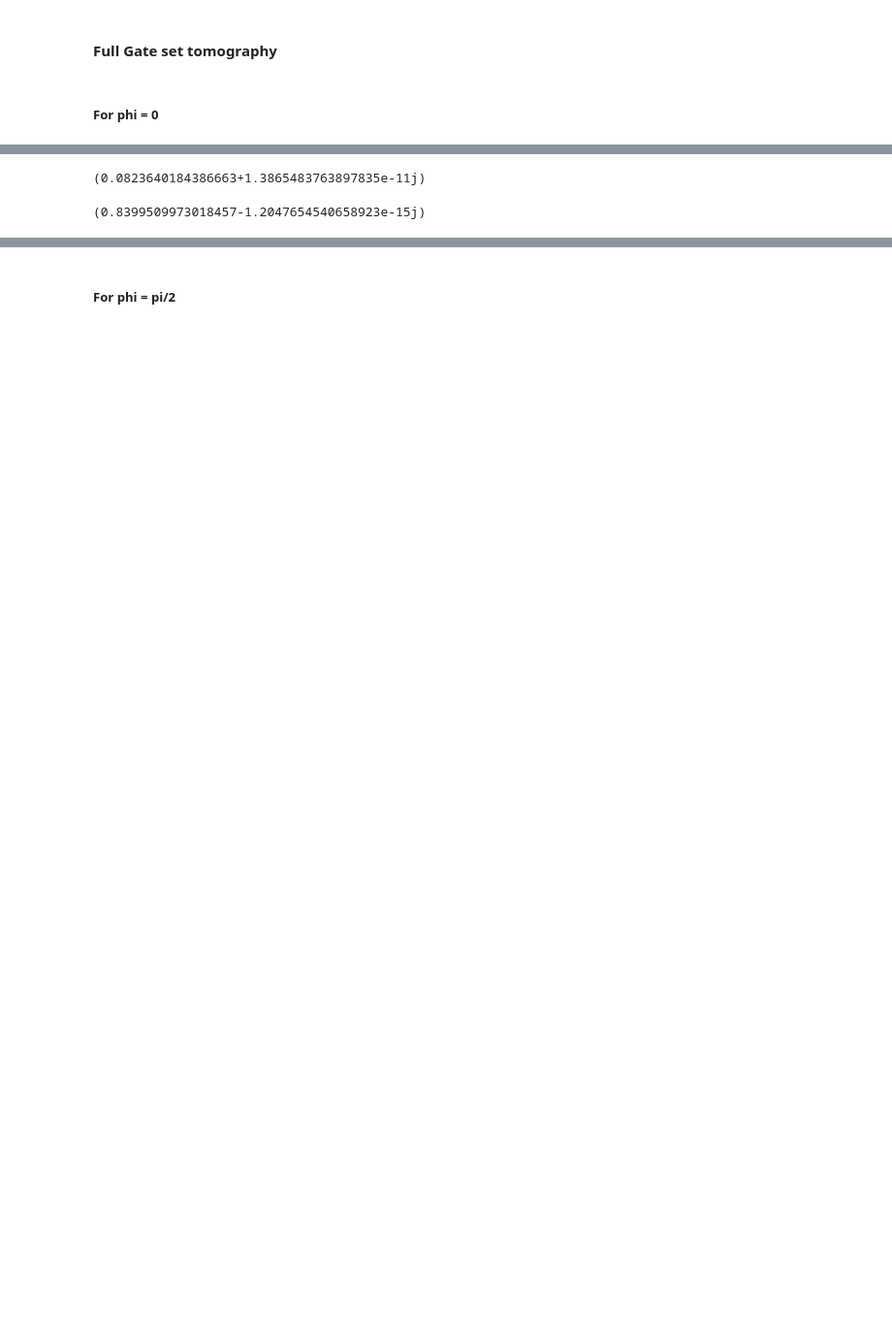
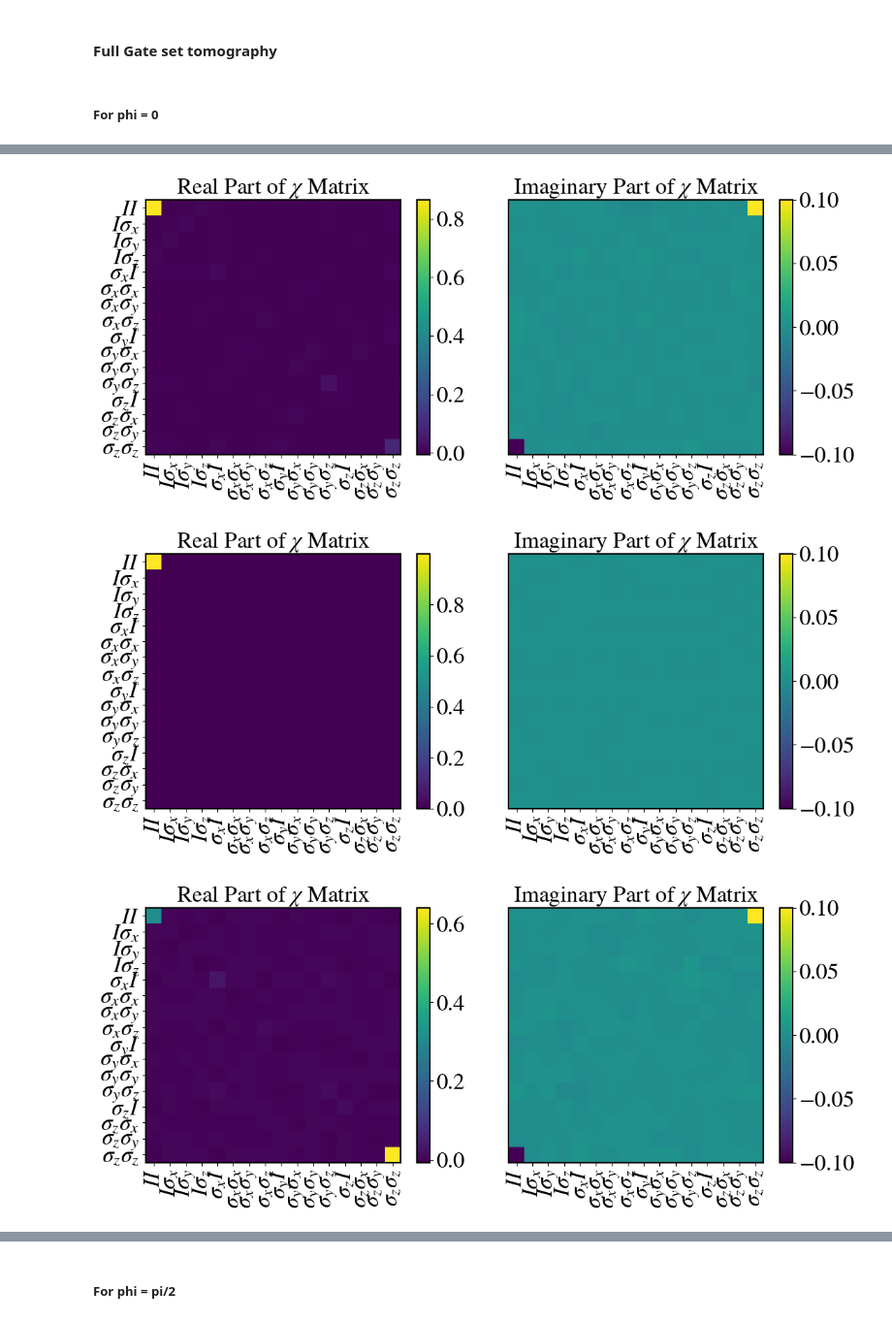
Before and after one commit to lukingroup/simnet, a Jupyter notebook: Notebooks/Blind_SingleNode_dataMatch.ipynb, the cells around one changed output, grey strips where cells are left out. Shown at 97% size. Saved outputs shown, nothing was run; the diff lists cells and outputs as text; code cells hidden in the pictures; blank space fills up the shorter version.

```diff
--- a/Notebooks/Blind_SingleNode_dataMatch.ipynb
+++ b/Notebooks/Blind_SingleNode_dataMatch.ipynb
@@ -947,6 +934,6 @@ plot_from_rho_intranode_client(rho, 'client', 'intranode_phi_pi2_client.png', (2
 # %%
-rho_ave_pi2 = np.mean(rho_n_array_s_pi2, axis = 0)
+rho_ave_pi2 = qt.Qobj(np.mean(rho_n_array_s_pi2, axis = 0), dims = [[2,2],[2,2]])
 oper_transform = qt.tensor(ry(np.pi/2), ry(np.pi/2))
 rho = oper_transform*rho_ave_pi2*oper_transform.dag()
-plot_from_rho_intranode_server(rho, 'client', 'intranode_phi_pi2_server.png', (116/255, 48/255, 98/255), False)
+plot_from_rho_intranode_server(rho.full(), 'client', 'intranode_phi_pi2_server.png', (116/255, 48/255, 98/255), False)
 # %% [output]
@@ -1218,24 +1180,22 @@ def simulate_process_1(input_states):
 # %%
 
 # Define the two-qubit Pauli basis operators
-pauli_ops = [qeye(2), sigmax(), sigmay(), sigmaz()]
+pauli_ops = [qt.qeye(2), qt.sigmax(), qt.sigmay(), qt.sigmaz()]
 basis_ops = []
 dim = 4  # For two qubits
 for op1 in pauli_ops:
     for op2 in pauli_ops:
-        op = tensor(op1, op2)
+        op = qt.tensor(op1, op2)
         # Flatten the dimensions
-        op = Qobj(op.full(), dims=[[dim], [dim]])
+        op = qt.Qobj(op.full(), dims=[[dim], [dim]])
         basis_ops.append(op)
 num_basis = len(basis_ops)
 
 # Load or define the input and output density matrices
 input_states = generate_input_states()
-output_states = simulate_process_0(input_states)
+output_states_0 = simulate_process_0(input_states)
+output_states_1 = simulate_process_1(input_states)
 
 # Perform quantum process tomography to reconstruct the chi matrix
-chi_matrix_0 = perform_qpt(input_states, output_states, basis_ops)
-
-# Display the chi matrix
-print("Chi Matrix:")
-print(chi_matrix_0)
+chi_matrix_0 = perform_qpt(input_states, output_states_0, basis_ops)
+chi_matrix_1 = perform_qpt(input_states, output_states_1, basis_ops)
@@ -1260 +1202,14 @@ Qobj data =
+# %%
+imperfections ={'contrast_noise': 0, #(0 not noisy or 1 noisy)
+                'contrast': 'perfect', #'real'
+                'tdinoise': 0, #np.pi/25, #'real'
+                'mw': 'perfect', # or perfect
+                'mw_noise': 0, #(0 is stable or 1 noisy/underotates overroates every experimental shot)
+                'mw_fid_num': [1, 1] # default fidelities
+               }
+mu = 0.0000001
+output_states_0 = simulate_process_0(input_states)
+output_states_1 = simulate_process_1(input_states)
+chi_matrix_0_ideal = perform_qpt(input_states, output_states_0, basis_ops)
+chi_matrix_1_ideal = perform_qpt(input_states, output_states_1, basis_ops)
 # %%
@@ -1289,0 +1277,14 @@ plot_chi_matrix(chi_matrix_0)
+# %%
+plot_chi_matrix(chi_matrix_0)
+plot_chi_matrix(chi_matrix_0_ideal)
+
+
+# plot_chi_matrix(chi_identity)
+plot_chi_matrix(chi_matrix_1)
+plot_chi_matrix(chi_matrix_1_ideal)
+
+# plot_chi_matrix(chi_matrix_ent)
+# %% [output]
+[figure, added]
+[figure, added]
+[figure, added]
@@ -1296,8 +1301,0 @@ def process_fidelity(chi_exp, chi_ideal):
-# %%
-process_fidelity(qt.Qobj(chi_matrix_1), qt.Qobj(chi_identity))
-# %% [output]
-(0.0823640184386663+1.3865483763897835e-11j)
-# %%
-process_fidelity(chi_matrix_1, qt.Qobj(chi_matrix_ent))
-# %% [output]
-(0.8399509973018457-1.2047654540658923e-15j)
```
Also changed, not shown: parts of 30 cells of this notebook, 10 other files.
